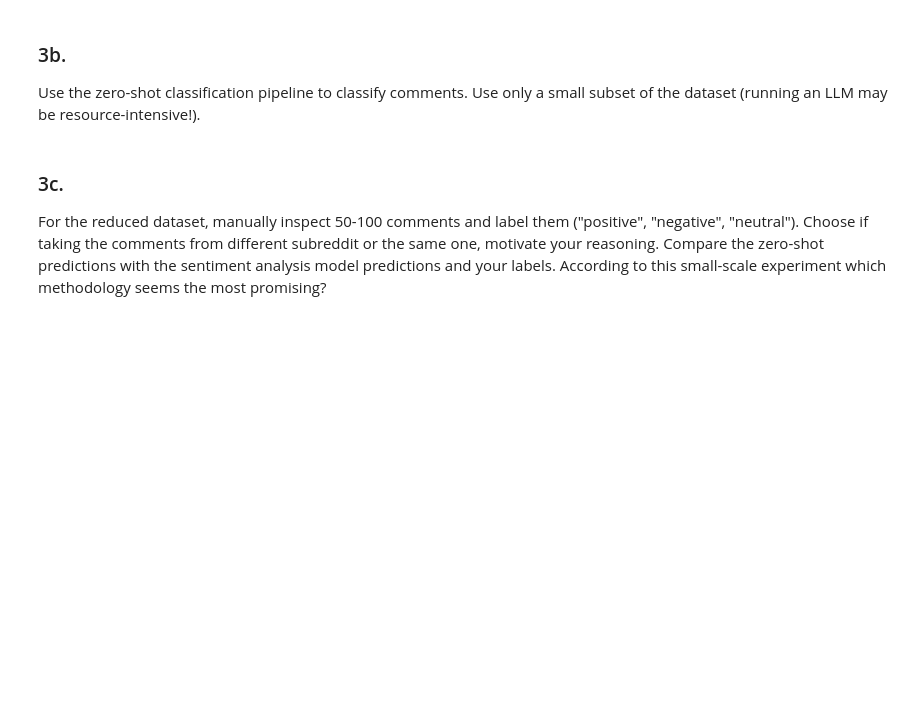
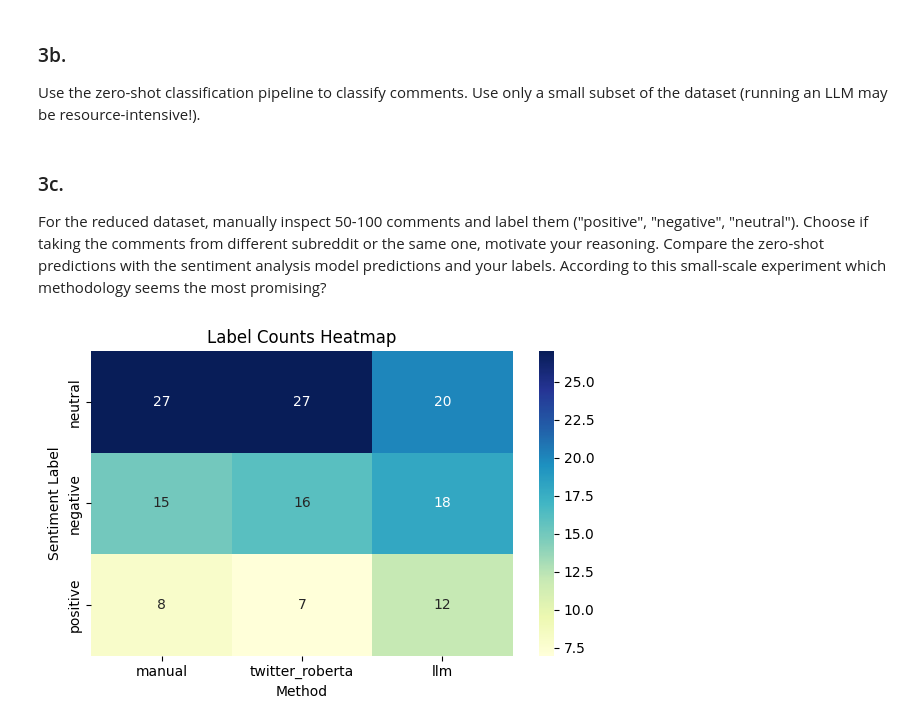
Before and after one commit to PettinatoGiacomo/ML4N-reddit, a Jupyter notebook: sentiment_analysis.ipynb, the cells around one changed output. Cells and saved outputs as stored; diff of their text form; code cells hidden in the pictures; blank space fills up the shorter version.

Commit message:
sentiment analysis part 3

```diff
--- a/sentiment_analysis.ipynb
+++ b/sentiment_analysis.ipynb
@@ -221,6 +240,26 @@ Define candidate labels ["positive", "negative", "neutral"] and develop a prompt
 # %% [markdown]
 ### 3b.
 Use the zero-shot classification pipeline to classify comments. Use only a small subset of the dataset (running an LLM may be resource-intensive!).
+# %%
+if not os.path.exists("datasets/zero_shot_subset.csv"):
+    #Pick 10 most positive and 10 most negative comments according to cardiffnlp/twitter-roberta-base-sentiment
+    #pick also 90 random comments
+    zero_shot_subset = pd.concat([
+        data_with_scores.sort_values(by='positive', ascending=False).head(10),
+        data_with_scores.sort_values(by='negative', ascending=False).head(10),
+        data_with_scores.sample(90, random_state=42)
+    ]).drop_duplicates(subset='body').reset_index(drop=True)
+
+    comments = zero_shot_subset['body'].tolist()
+    labels_llm = []
+    for comment in comments:
+        labels_llm.append(classify_sentiment(comment))
+        print(f"Comment: {comment}\nLLM Sentiment: {labels_llm[-1]}\n")
+
+    zero_shot_subset['llm_sentiment'] = labels_llm
+    zero_shot_subset.to_csv("datasets/zero_shot_subset.csv", index=False)
+else:
+    zero_shot_subset = pd.read_csv("datasets/zero_shot_subset.csv")
 # %% [markdown]
 ### 3c.
 For the reduced dataset, manually inspect 50-100 comments and label them ("positive",
@@ -230,0 +303,17 @@ methodology seems the most promising?
+# %%
+# create a table with counts of each label for manual, twitter_roberta and llm labels
+label_counts = pd.DataFrame({
+    'manual': manual_labels['your_label'].value_counts(),
+    'twitter_roberta': manual_labels['twitter_roberta_label'].value_counts(),
+    'llm': manual_labels['llm_label'].value_counts(),
+}).fillna(0).astype(int)
+
+plt.figure(figsize=(6, 4))
+sns.heatmap(label_counts, annot=True, fmt='d', cmap='YlGnBu', cbar=True)
+plt.title('Label Counts Heatmap')
+plt.xlabel('Method')
+plt.ylabel('Sentiment Label')
+plt.tight_layout()
+plt.show()
+# %% [output]
+[figure, added]
```
Also changed, not shown: parts of 6 cells of this notebook.
